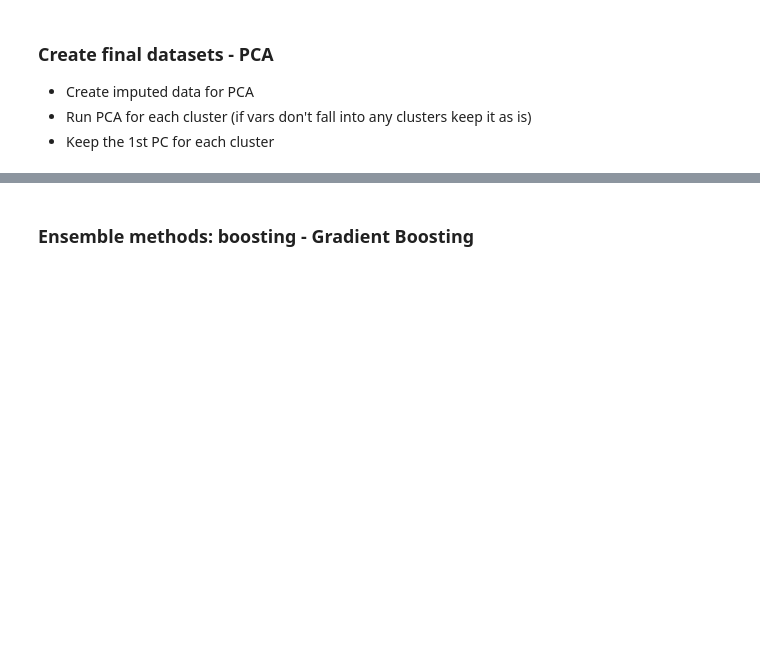
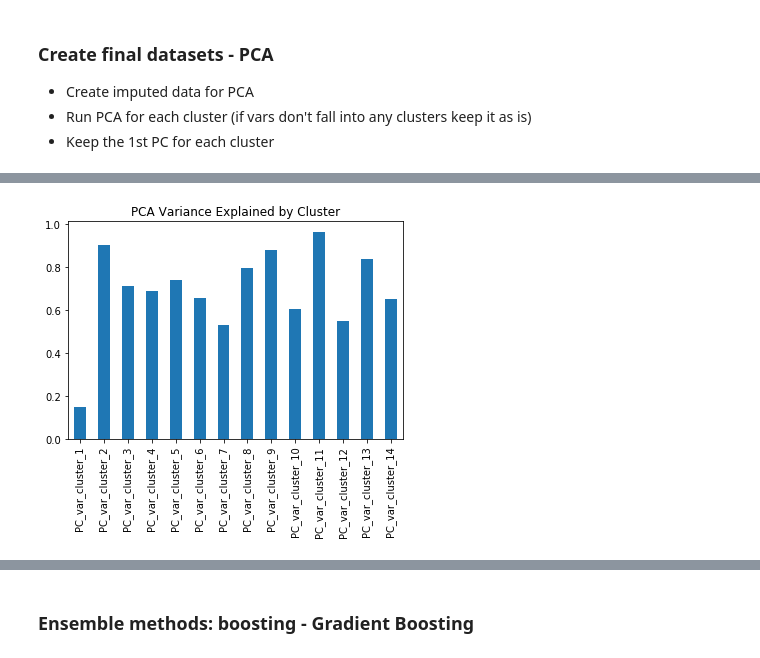
Before and after one commit to wolfhank/final-project, a Jupyter notebook: final_project.ipynb, the cells around one changed output, grey strips where cells are left out. Cells and saved outputs as stored; diff of their text form; code cells hidden in the pictures; blank space fills up the shorter version.

```diff
--- a/final_project.ipynb
+++ b/final_project.ipynb
@@ -529,3 +209,5 @@ plt.show()
+# %%
+cluster_label = pd.Series(Fake_data_tr.index, db.labels_).sort_index(ascending=True)
 # %% [markdown]
 ### Create final datasets - PCA
 - Create imputed data for PCA
@@ -612,0 +265,5 @@ Name: TBV_4thQ, dtype: int64
+# %%
+# print(PCA_Var_Cluster.shape)
+PCA_Var_Cluster.plot(kind='bar', title='PCA Variance Explained by Cluster', legend=None);
+# %% [output]
+[figure, added]
```
Also changed, not shown: parts of 83 cells of this notebook, 1 other file.
